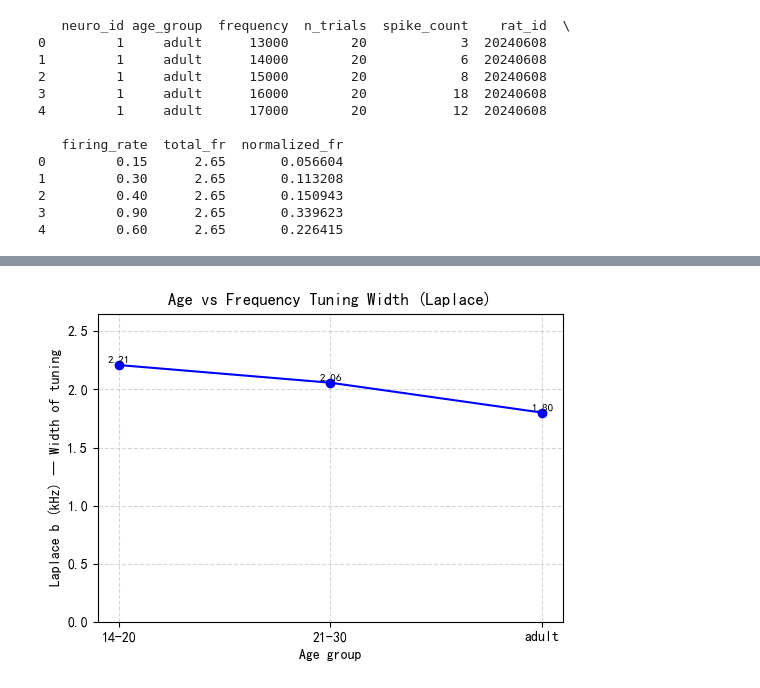
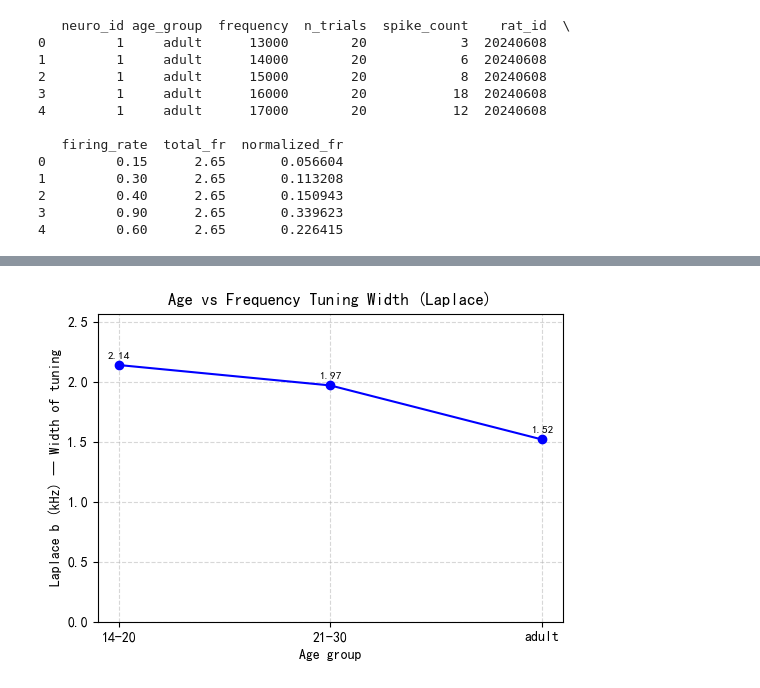
Before and after one commit to LiuWei-Neuro/AgeDependent_FRC_ModelRaw_Comparison_ICc, a Jupyter notebook: ICc_FRC_Analysis_v2.ipynb, the cells around one changed output, grey strips where cells are left out. Saved outputs shown, nothing was run; the diff lists cells and outputs as text; code cells hidden in the pictures.

```diff
--- a/ICc_FRC_Analysis_v2.ipynb
+++ b/ICc_FRC_Analysis_v2.ipynb
@@ -151,11 +112,3 @@ print(df.head())
 2         0.40      2.65       0.150943
 3         0.90      2.65       0.339623
 4         0.60      2.65       0.226415
-# %%
-# 每个 neuron 的 BF：frequency 对应最大 spike_count
-df['BF'] = df.groupby(['rat_id','neuro_id'])['frequency'] \
-             .transform(lambda x: x.iloc[np.argmax(df.loc[x.index, 'spike_count'])])
-
-# 检查列
-print(df.columns)
-df.head(25)
@@ -393,0 +115,7 @@ for _, row in multi_neurons.iterrows():
+# %%
+# Mark the Best Frequency (BF)
+df['BF'] = df.groupby(['neuro_id'])['frequency'] \
+            .transform(lambda x: x.iloc[np.argmax(df.loc[x.index,'spike_count'])])
+
+df.columns
+df.head()
@@ -515,26 +474,23 @@ Widths: {'Gaussian σ': np.float64(2.930285258330037), 'Cauchy γ': np.float64(1
 # %%
-import matplotlib.pyplot as plt
+# The best-fitting model for all three age groups is Laplace
+# Use the Laplace width parameter to assess frequency response dispersion across age groups
 
-# -----------------------------
-# 1️⃣ 汇总宽度数据
-# -----------------------------
+# Summarize width data
 age_groups = ['14-20', '21-30', 'adult']
-laplace_b = [2.210, 2.058, 1.801]  # 你前面计算得到的 Laplace b
-# 如果你有每个年龄组 neuron 的宽度，可以换成均值，并加误差条
+laplace_b = [2.140, 1.97, 1.52]  # Laplace b calculated previously
 
-# -----------------------------
-# 2️⃣ 绘制趋势图
-# -----------------------------
+# Plot trend
 plt.figure(figsize=(6,4))
 plt.plot(age_groups, laplace_b, marker='o', linestyle='-', color='blue')
 for i, b in enumerate(laplace_b):
-    plt.text(i, b + 0.02, f"{b:.2f}", ha='center', fontsize=8)  # 标出具体值
+    plt.text(i, b + 0.05, f"{b:.2f}", ha='center', fontsize=8)  # Annotate exact values
 
 plt.xlabel('Age group')
 plt.ylabel('Laplace b (kHz) — Width of tuning')
 plt.title('Age vs Frequency Tuning Width (Laplace)')
 plt.ylim(0, max(laplace_b)*1.2)
 plt.grid(True, linestyle='--', alpha=0.5)
 plt.show()
+#“As the animals mature, the frequency response curves for each age group become progressively narrower, indicating increased frequency selectivity.”
 # %% [output]
-[figure, old version]
+[figure, new version]
```
Also changed, not shown: parts of 37 cells of this notebook.
